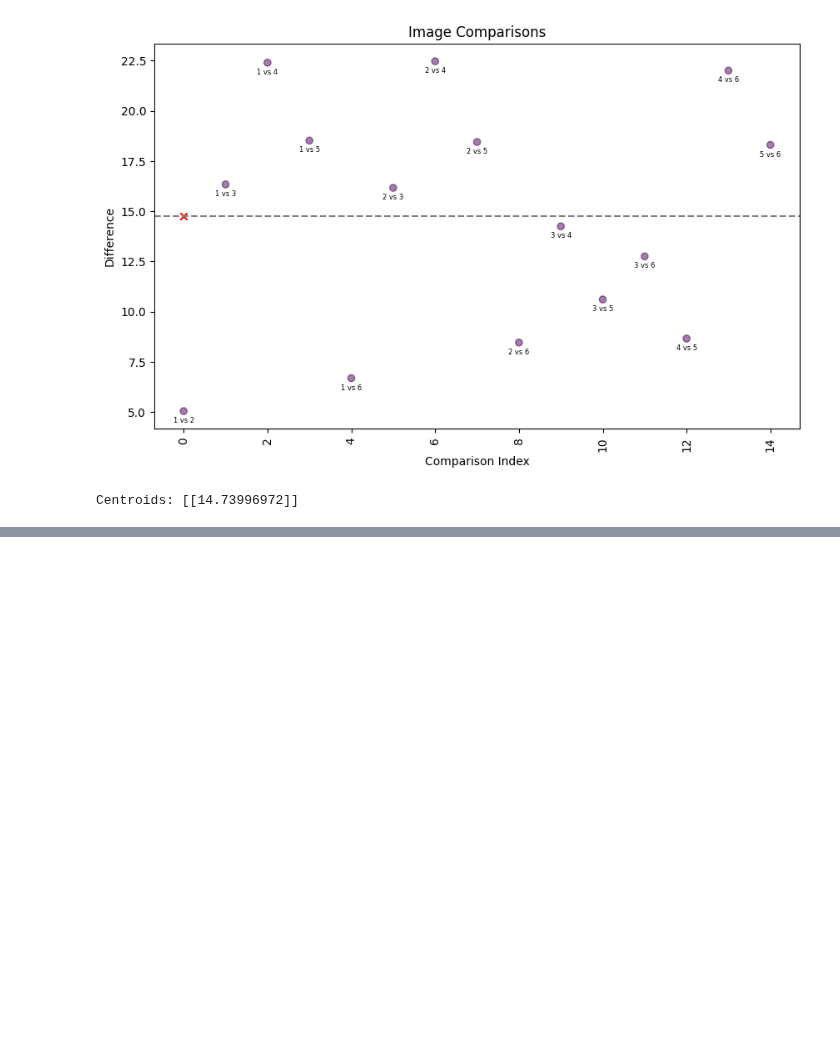
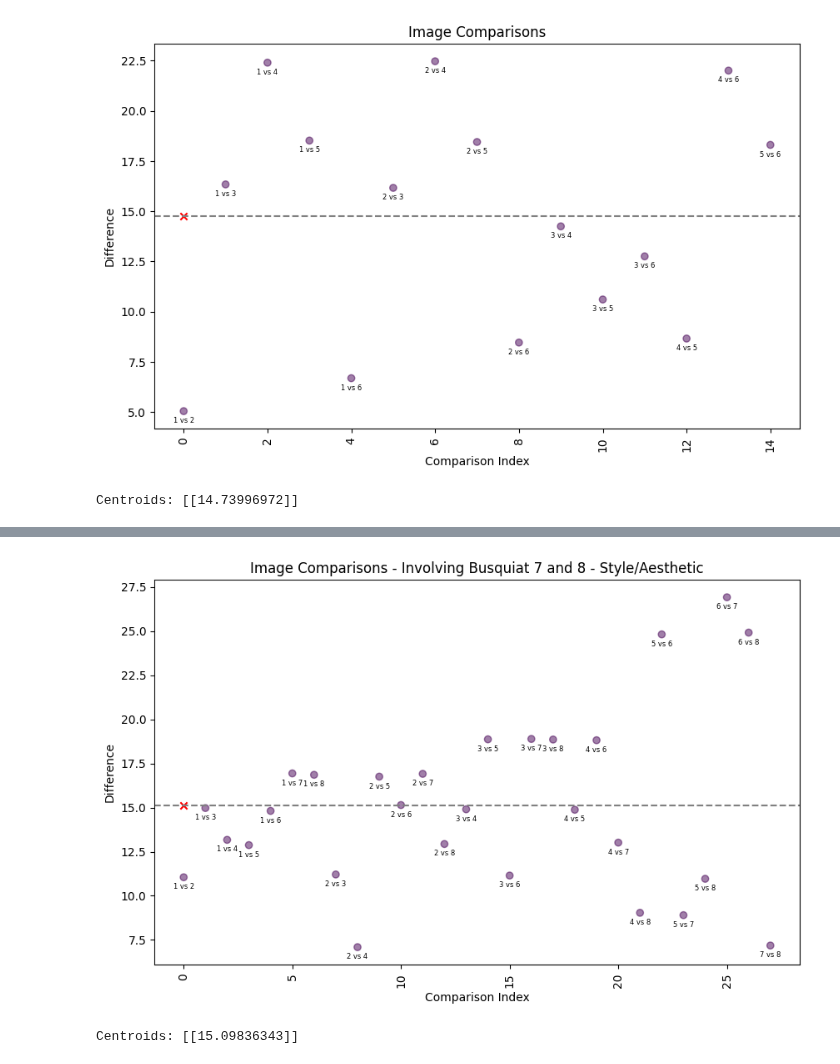
Before and after one commit to zach-marto/ArtInsight-ML, a Jupyter notebook: Pretrained_model/second_ver_pretrained.ipynb, the cells around one changed output, grey strips where cells are left out. Saved outputs shown, nothing was run; the diff lists cells and outputs as text; code cells hidden in the pictures; blank space fills up the shorter version.

Commit message:
Uploaded Appropriate Images and implemented JMB Testing.

```diff
--- a/Pretrained_model/second_ver_pretrained.ipynb
+++ b/Pretrained_model/second_ver_pretrained.ipynb
@@ -840,0 +876,10 @@ Centroids: [[14.73996972]]
+# %%
+image_name_1 = "Philistines"  # Replace this with the desired image name
+image_url_JMB1 = get_image_by_name(image_name_1)
+if image_url_JMB1:
+    print(f"URL for '{image_name_1}': {image_url_JMB1}")
+
+image_name_2 = "Skull"  # Replace this with the desired image name
+image_url_JMB2 = get_image_by_name(image_name_2)
+if image_url_JMB2:
+    print(f"URL for '{image_name_2}': {image_url_JMB2}")
@@ -840,0 +889,4 @@ Centroids: [[14.73996972]]
+# %%
+image_urls_2[image_name_1] = image_url_JMB1
+image_urls_2[image_name_2] = image_url_JMB2
+print(image_urls_2)
@@ -840,0 +895,3 @@ Centroids: [[14.73996972]]
+# %%
+label_comparison = compare_images_label_similarity(image_urls_2, "Style/Aesthetic")
+print(label_comparison)
@@ -840,0 +916,12 @@ Centroids: [[14.73996972]]
+# %%
+new_label_comparisons = []
+
+for comparison in label_comparison:
+    # seperate the first image name and the second image name
+    image1, image2 = comparison[0].split(' vs ')
+    # create a new key with the two image names based on their indices in the image_urls dictionary
+    new_key = f"{list(image_urls_2.keys()).index(image1) + 1} vs {list(image_urls_2.keys()).index(image2) + 1}"
+    new_label_comparisons.append((new_key, comparison[1]))
+
+print(len(new_label_comparisons))
+print(json.dumps(new_label_comparisons, indent=4))
@@ -840,0 +946,5 @@ Centroids: [[14.73996972]]
+# %%
+visualize_comparisons(new_label_comparisons)
+# %% [output]
+[figure, added]
+Centroids: [[15.09836343]]
```
Also changed, not shown: parts of 9 cells of this notebook, 3 other files.
